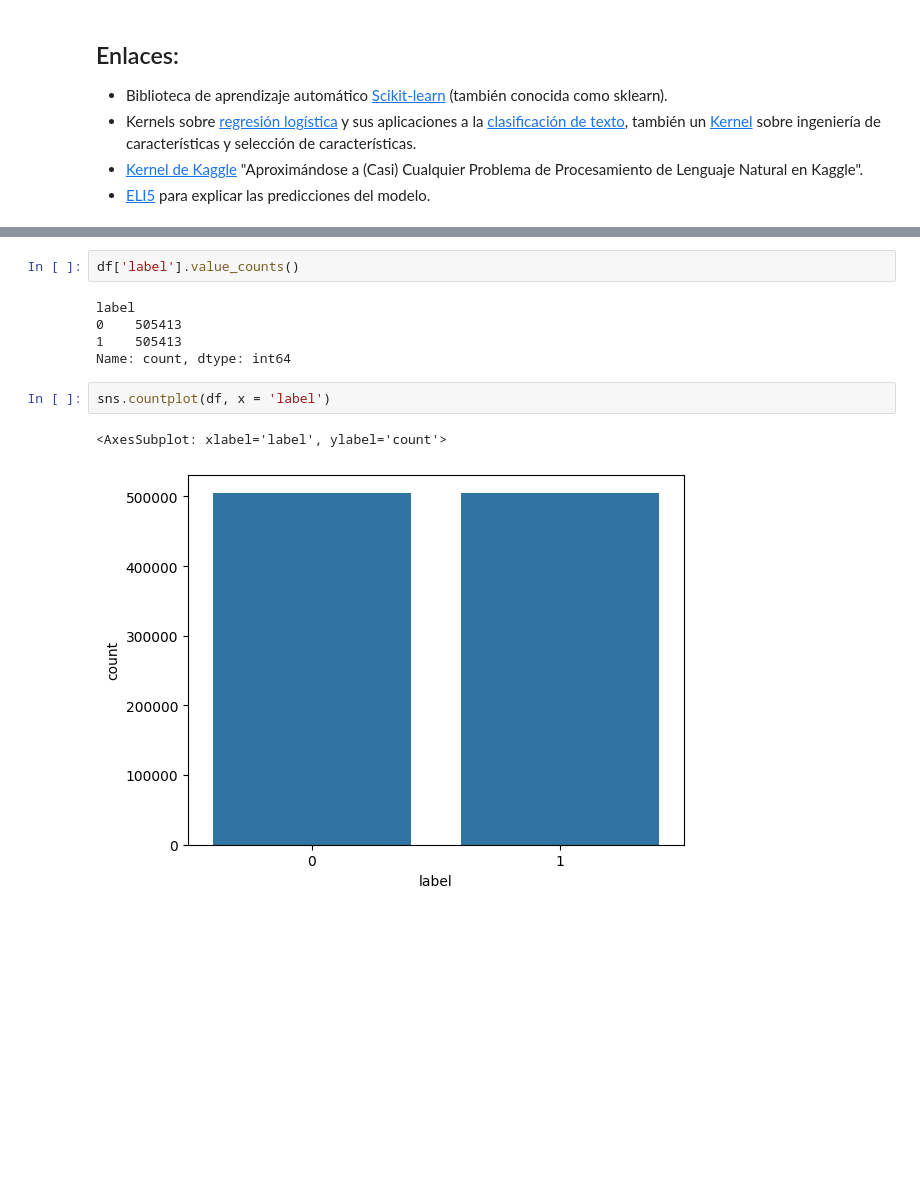
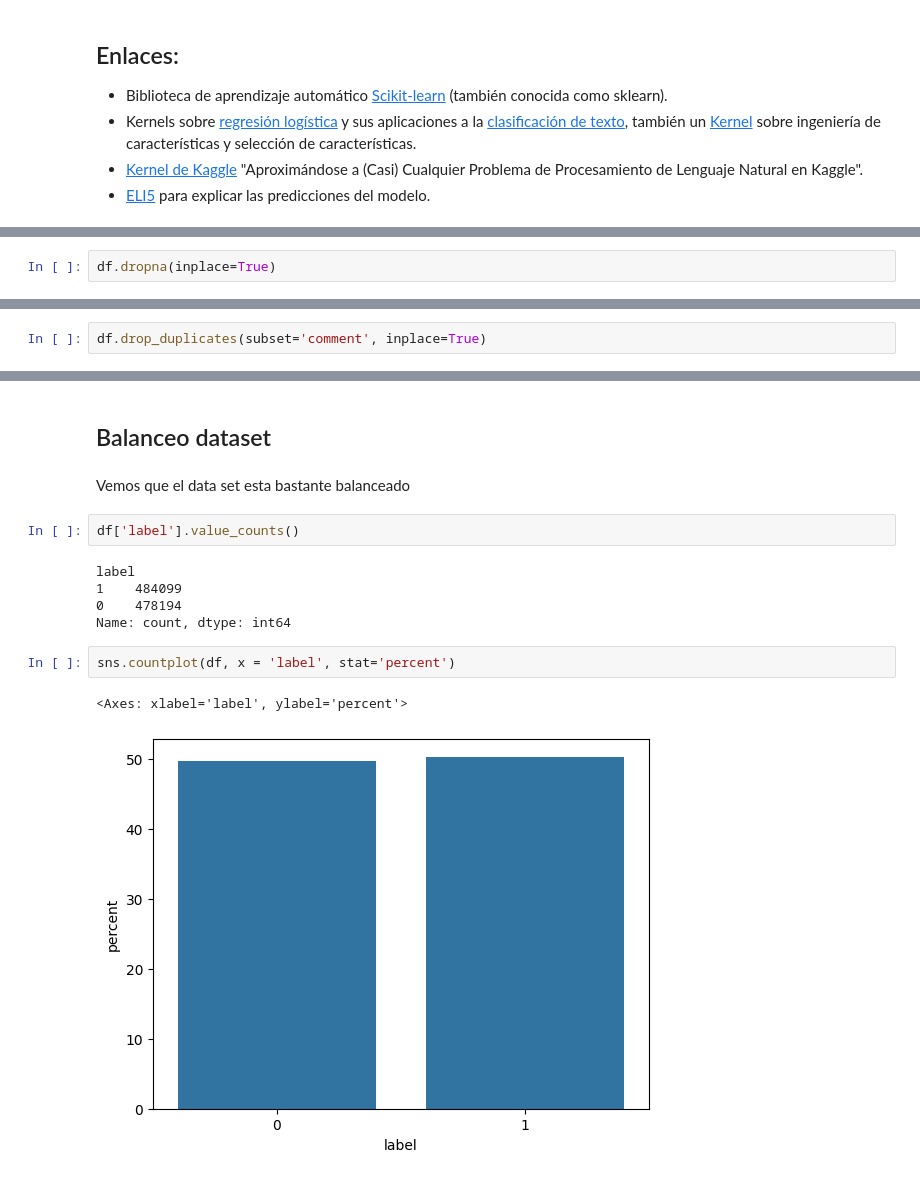
Before and after one commit to mariaortizz/DS_PT_09_2023, a Jupyter notebook: Machine_Learning/6-NLP/NLTK&CountVectorizer/ejercicios/sarcasm-detection_maria.ipynb, the cells around one changed output, grey strips where cells are left out. Cells and saved outputs as stored; diff of their text form; blank space fills up the shorter version.

```diff
--- a/Machine_Learning/6-NLP/NLTK&CountVectorizer/ejercicios/sarcasm-detection_maria.ipynb
+++ b/Machine_Learning/6-NLP/NLTK&CountVectorizer/ejercicios/sarcasm-detection_maria.ipynb
@@ -46,0 +78,2 @@ df.head()
+# %%
+df.dropna(inplace=True)
@@ -46,0 +82,2 @@ df.head()
+# %%
+df.drop_duplicates(subset='comment', inplace=True)
@@ -47,12 +113,16 @@ df.head()
+# %% [markdown]
+## Balanceo dataset
+# %% [markdown]
+Vemos que el data set esta bastante balanceado
 # %%
 df['label'].value_counts()
 # %% [output]
 label
-0    505413
-1    505413
+1    484099
+0    478194
 Name: count, dtype: int64
 # %%
-sns.countplot(df, x = 'label')
+sns.countplot(df, x = 'label', stat='percent')
 # %% [output]
-<AxesSubplot: xlabel='label', ylabel='count'>
+<Axes: xlabel='label', ylabel='percent'>
-[figure, old version]
+[figure, new version]
```
Also changed, not shown: parts of 36 cells of this notebook.
